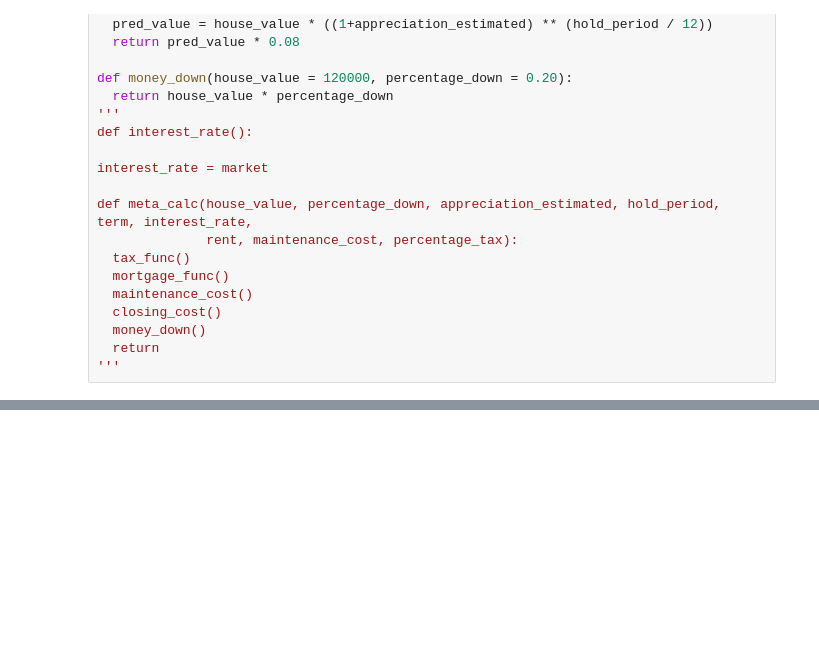
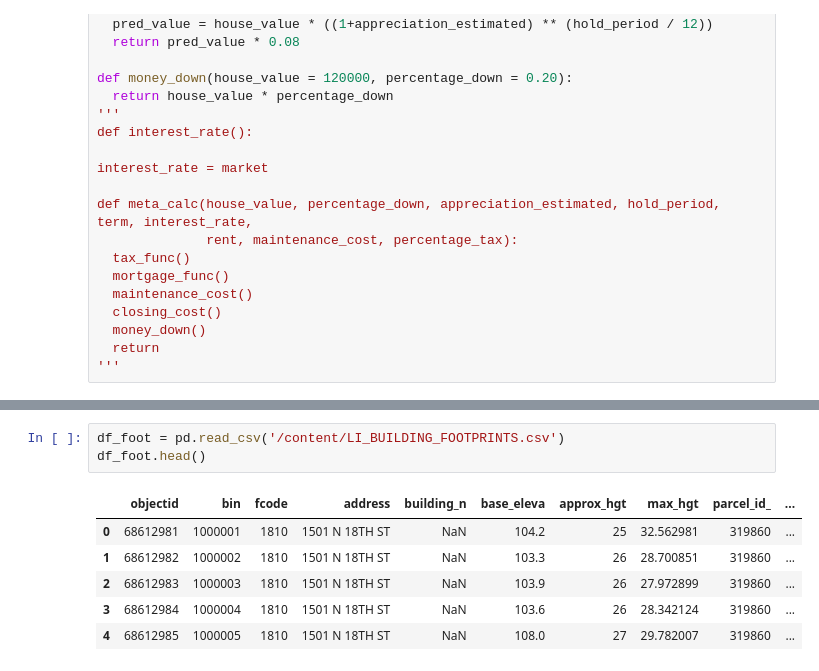
Before and after one commit to garrettfarley9/philly-real-estate-model, a Jupyter notebook: Philly_Real_estate_model.ipynb, the cells around one changed output, grey strips where cells are left out. Saved outputs shown, nothing was run; the diff lists cells and outputs as text; blank space fills up the shorter version.

```diff
--- a/Philly_Real_estate_model.ipynb
+++ b/Philly_Real_estate_model.ipynb
@@ -121,0 +170,10 @@ def meta_calc(house_value, percentage_down, appreciation_estimated, hold_period,
+# %%
+df_foot = pd.read_csv('/content/LI_BUILDING_FOOTPRINTS.csv')
+df_foot.head()
+# %% [output]
+|  | objectid | bin | fcode | address | building_n | base_eleva | approx_hgt | max_hgt | parcel_id_ | ... |
+| 0 | 68612981 | 1000001 | 1810 | 1501 N 18TH ST | NaN | 104.2 | 25 | 32.562981 | 319860 | ... |
+| 1 | 68612982 | 1000002 | 1810 | 1501 N 18TH ST | NaN | 103.3 | 26 | 28.700851 | 319860 | ... |
+| 2 | 68612983 | 1000003 | 1810 | 1501 N 18TH ST | NaN | 103.9 | 26 | 27.972899 | 319860 | ... |
+| 3 | 68612984 | 1000004 | 1810 | 1501 N 18TH ST | NaN | 103.6 | 26 | 28.342124 | 319860 | ... |
+| 4 | 68612985 | 1000005 | 1810 | 1501 N 18TH ST | NaN | 108.0 | 27 | 29.782007 | 319860 | ... |
```
Also changed, not shown: parts of 10 cells of this notebook.
